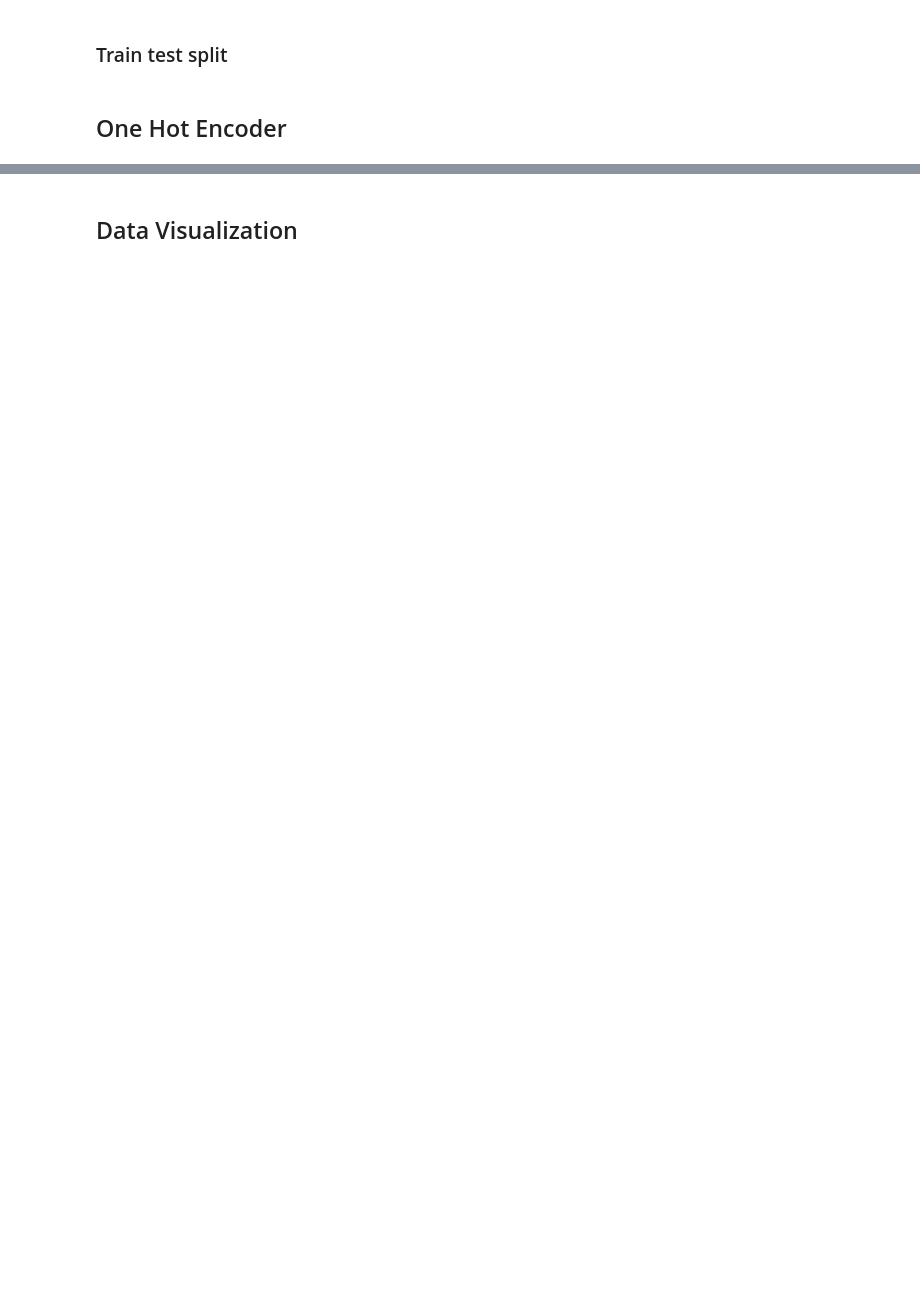
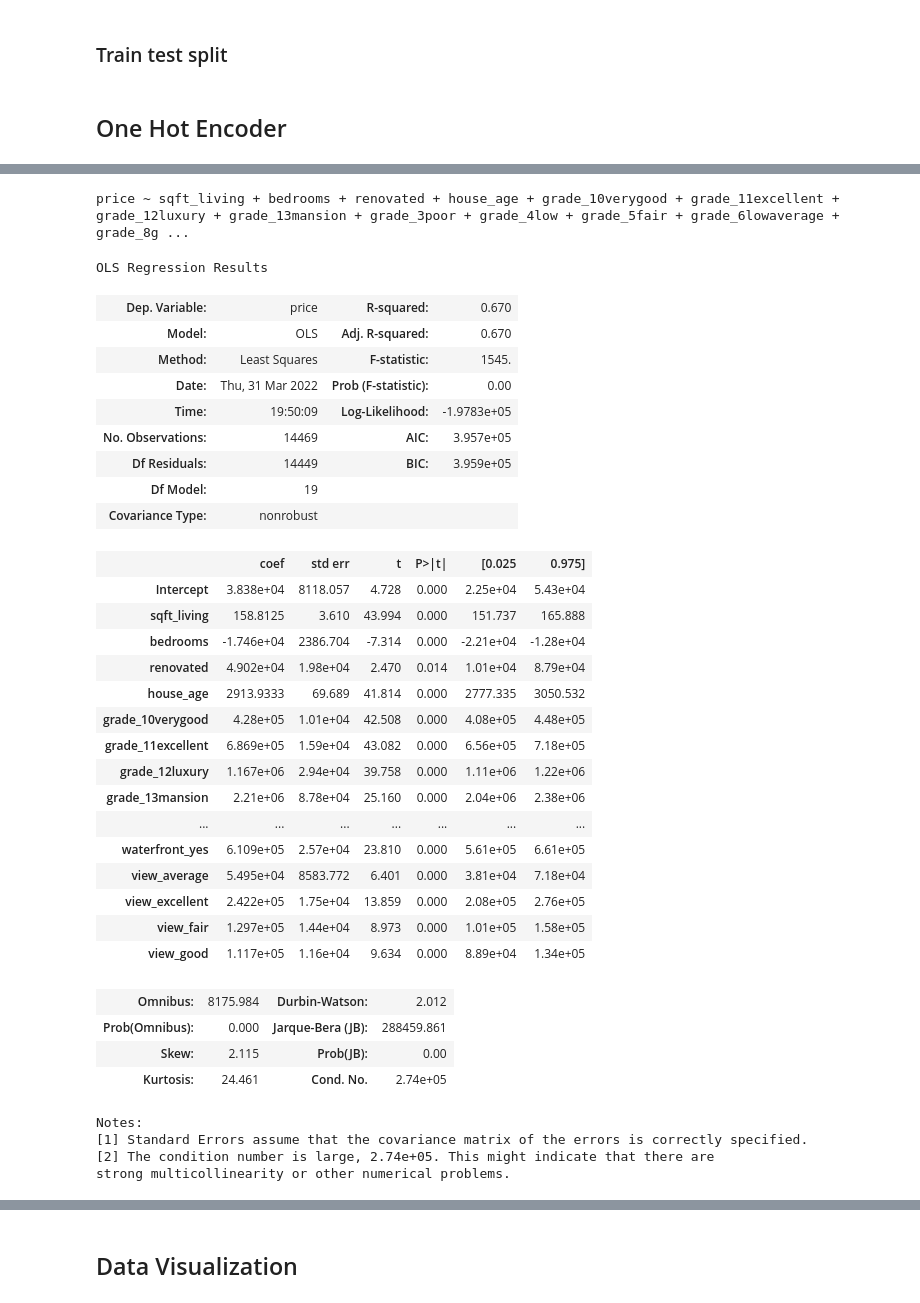
Before and after one commit to hanis-z/King-County-Millenial-homeowner-program, a Jupyter notebook: King_County_Millenial_housing.ipynb, the cells around one changed output, grey strips where cells are left out. Cells and saved outputs as stored; diff of their text form; code cells hidden in the pictures; blank space fills up the shorter version.

```diff
--- a/King_County_Millenial_housing.ipynb
+++ b/King_County_Millenial_housing.ipynb
@@ -252,0 +359,8 @@ X_train_enc_df
+# %%
+model_2_cols = model_1_cols + \
+    ['waterfront_yes', 'view_average', 'view_excellent', 'view_fair', 'view_good']
+
+X2_train = X_train[model_2_cols]
+X2_test = X_test[model_2_cols]
+
+model_2_r2_train, model_2_r2_test, train_rmse, test_rmse = build_model(X2_train, X2_test, y_train, y_test)
@@ -341,0 +523,43 @@ ori_cols = ['ohe__x0_YES',
+# %%
+model_2_formula = 'price ~ ' + ' + '.join(model_2_cols)
+print(model_2_formula)
+
+model_2_mod = ols(model_2_formula, train_df).fit()
+model_2_mod_summary = model_2_mod.summary()
+model_2_mod_summary
+# %% [output]
+price ~ sqft_living + bedrooms + renovated + house_age + grade_10verygood + grade_11excellent + grade_12luxury + grade_13mansion + grade_3poor + grade_4low + grade_5fair + grade_6lowaverage + grade_8g ...
+OLS Regression Results
+| Dep. Variable: | price | R-squared: | 0.670 |
+| Model: | OLS | Adj. R-squared: | 0.670 |
+| Method: | Least Squares | F-statistic: | 1545. |
+| Date: | Thu, 31 Mar 2022 | Prob (F-statistic): | 0.00 |
+| Time: | 19:50:09 | Log-Likelihood: | -1.9783e+05 |
+| No. Observations: | 14469 | AIC: | 3.957e+05 |
+| Df Residuals: | 14449 | BIC: | 3.959e+05 |
+| Df Model: | 19 |  |  |
+| Covariance Type: | nonrobust |  |  |
+|  | coef | std err | t | P>|t| | [0.025 | 0.975] |
+| Intercept | 3.838e+04 | 8118.057 | 4.728 | 0.000 | 2.25e+04 | 5.43e+04 |
+| sqft_living | 158.8125 | 3.610 | 43.994 | 0.000 | 151.737 | 165.888 |
+| bedrooms | -1.746e+04 | 2386.704 | -7.314 | 0.000 | -2.21e+04 | -1.28e+04 |
+| renovated | 4.902e+04 | 1.98e+04 | 2.470 | 0.014 | 1.01e+04 | 8.79e+04 |
+| house_age | 2913.9333 | 69.689 | 41.814 | 0.000 | 2777.335 | 3050.532 |
+| grade_10verygood | 4.28e+05 | 1.01e+04 | 42.508 | 0.000 | 4.08e+05 | 4.48e+05 |
+| grade_11excellent | 6.869e+05 | 1.59e+04 | 43.082 | 0.000 | 6.56e+05 | 7.18e+05 |
+| grade_12luxury | 1.167e+06 | 2.94e+04 | 39.758 | 0.000 | 1.11e+06 | 1.22e+06 |
+| grade_13mansion | 2.21e+06 | 8.78e+04 | 25.160 | 0.000 | 2.04e+06 | 2.38e+06 |
+| ... | ... | ... | ... | ... | ... | ... |
+| waterfront_yes | 6.109e+05 | 2.57e+04 | 23.810 | 0.000 | 5.61e+05 | 6.61e+05 |
+| view_average | 5.495e+04 | 8583.772 | 6.401 | 0.000 | 3.81e+04 | 7.18e+04 |
+| view_excellent | 2.422e+05 | 1.75e+04 | 13.859 | 0.000 | 2.08e+05 | 2.76e+05 |
+| view_fair | 1.297e+05 | 1.44e+04 | 8.973 | 0.000 | 1.01e+05 | 1.58e+05 |
+| view_good | 1.117e+05 | 1.16e+04 | 9.634 | 0.000 | 8.89e+04 | 1.34e+05 |
+| Omnibus: | 8175.984 | Durbin-Watson: | 2.012 |
+| Prob(Omnibus): | 0.000 | Jarque-Bera (JB): | 288459.861 |
+| Skew: | 2.115 | Prob(JB): | 0.00 |
+| Kurtosis: | 24.461 | Cond. No. | 2.74e+05 |
+Notes:
+[1] Standard Errors assume that the covariance matrix of the errors is correctly specified.
+[2] The condition number is large, 2.74e+05. This might indicate that there are
+strong multicollinearity or other numerical problems.
```
Also changed, not shown: parts of 65 cells of this notebook.
